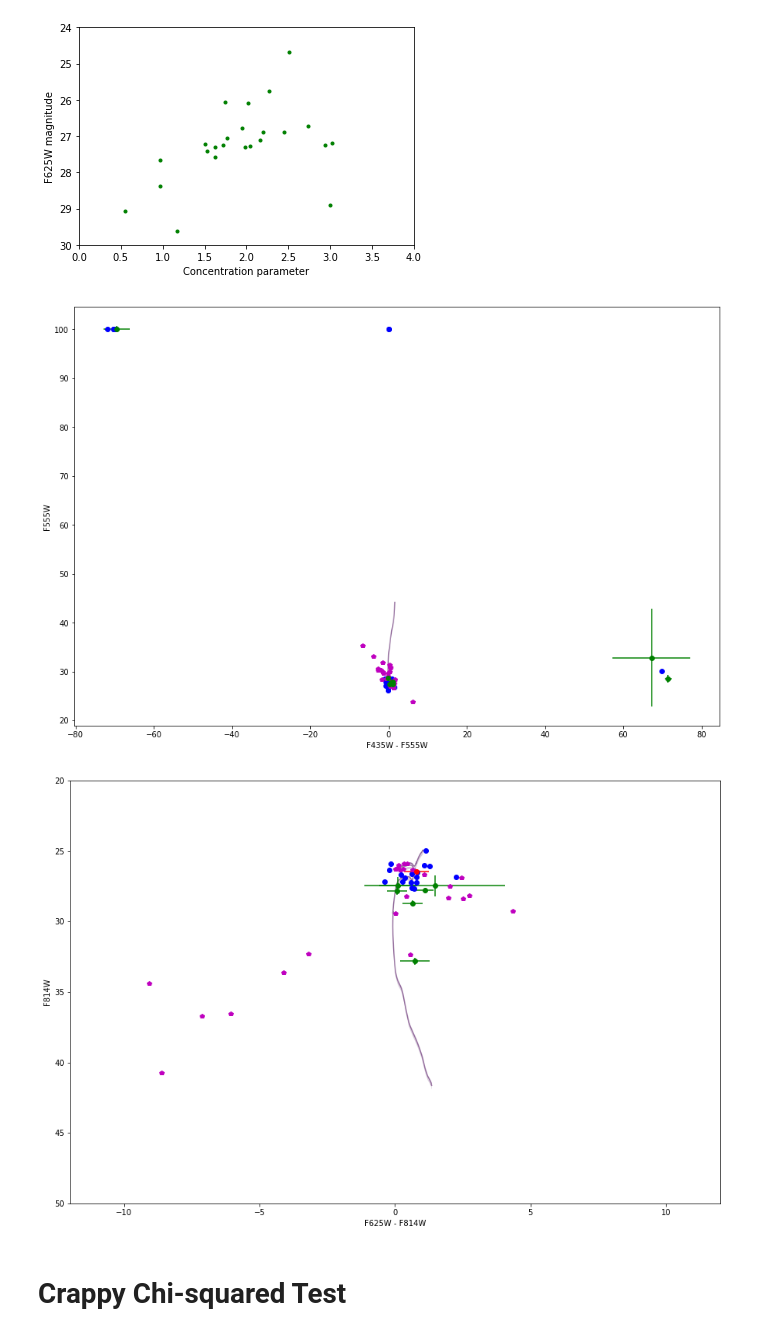
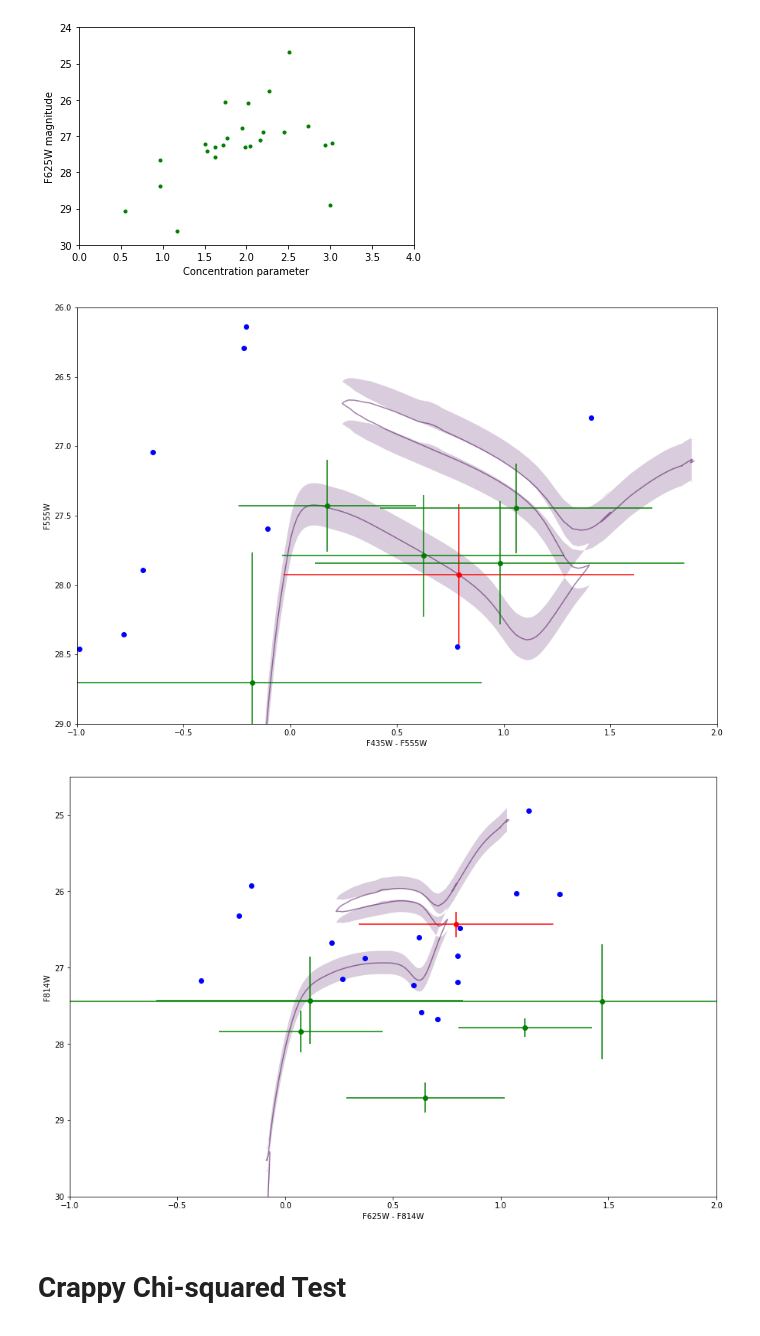
Before and after one commit to TTakaro/Type-Iax-HST, a Jupyter notebook: machine_learning/2008ha_MachineLearning.ipynb, the cells around one changed output. Drawn from its saved outputs; the diff is of its cells as text; code cells hidden in the pictures.

```diff
--- a/machine_learning/2008ha_MachineLearning.ipynb
+++ b/machine_learning/2008ha_MachineLearning.ipynb
@@ -462,37 +463,37 @@ for i, age in enumerate(ages):
     mag_lower = df[idx].ACS_WFC_F555W + dist_lower + F555W_ext + 2.792*red_lower
     mag_upper = df[idx].ACS_WFC_F555W + dist_upper + F555W_ext + 2.792*red_upper
     color = df[idx].ACS_WFC_F435W - df[idx].ACS_WFC_F555W  + F435W_ext - F555W_ext + (3.610 - 2.792) * Gal_ext
     age_cmd[age] = (color, mag, mag_lower, mag_upper)
 
 norm = mpl.colors.Normalize(vmin=ages.min(), vmax=ages.max())
 sm = mpl.cm.ScalarMappable(norm=norm, cmap='viridis')
 sm.set_array(ages)
 plt.subplots(figsize=(15, 10))
 for age, (color, mag, mag_lower, mag_upper) in age_cmd.items():
     plt.plot(color, mag, alpha=0.5, color=sm.to_rgba(age), zorder=0)
     plt.fill_between(color, mag_lower, mag_upper, facecolor=sm.to_rgba(age), alpha=0.2, edgecolor='none')
 
 # Plots stars
 line1 = plt.errorbar(new_info3[:,15] - new_info3[:,28], new_info3[:,28], fmt='ro',
                      xerr=np.sqrt(new_info3[:,17]**2 + new_info3[:,30]**2), yerr=new_info3[:,30])
 line2 = plt.errorbar(new_info2[:,15] - new_info2[:,28], new_info2[:,28], fmt='go',
                      xerr=np.sqrt(new_info2[:,17]**2 + new_info2[:,30]**2), yerr=new_info2[:,30])
 #line2 = plt.plot(new_info2[:,15] - new_info2[:,28], new_info2[:,28], 'go')
 #line3 = plt.errorbar(new_info[:,15] - new_info[:,28], new_info[:,28], fmt='bo',
 #                     xerr=np.sqrt(new_info[:,17]**2 + new_info[:,30]**2), yerr=new_info[:,30])
 line3 = plt.plot(new_info[:,15] - new_info[:,28], new_info[:,28], 'bo')
-line4 = plt.plot(False_stars[:,2] - False_stars[:,3], False_stars[:,3], 'mp')
+#line4 = plt.plot(False_stars[:,2] - False_stars[:,3], False_stars[:,3], 'mp')
 
 plt.xlabel("F435W - F555W")
 plt.ylabel("F555W")
-#plt.ylim(29,26)
-#plt.xlim(-1, 2)
+plt.ylim(29,26)
+plt.xlim(-1, 2)
 #cb = plt.colorbar(sm)
 cb.set_label('$\log_{10}$ Age [yr]')
 plt.draw()
 plt.show()
 # %% [output]
-[figure, old version]
+[figure, new version]
 # %%
 # fix metallicity, vary age
 df = isochrones[-0.50]
@@ -531,19 +532,17 @@ line2 = plt.errorbar(new_info2[:,41] - new_info2[:,54], new_info2[:,28], fmt='go
 #line3 = plt.errorbar(new_info[:,41] - new_info[:,54], new_info[:,28], fmt='bo',
 #                     xerr=np.sqrt(new_info[:,43]**2 + new_info[:,56]**2), yerr=new_info[:,56])
 line3 = plt.plot(new_info[:,41] - new_info[:,54], new_info[:,54], 'bo')
-line4 = plt.plot(False_stars[:,4] - False_stars[:,5], False_stars[:,5], 'mp')
+#line4 = plt.plot(False_stars[:,4] - False_stars[:,5], False_stars[:,5], 'mp')
 
 
 plt.xlabel("F625W - F814W")
 plt.ylabel("F814W")
-plt.ylim(50,20)
-plt.xlim(-12,12)
-#plt.ylim(30,24.5)
-#plt.xlim(-1, 2)
+plt.ylim(30,24.5)
+plt.xlim(-1, 2)
 #cb = plt.colorbar(sm)
 cb.set_label('$\log_{10}$ Age [yr]')
 # %% [output]
-[figure, old version]
+[figure, new version]
 # %% [markdown]
 # Crappy Chi-squared Test
 # %% [markdown]
```
Also changed, not shown: parts of 8 cells of this notebook, 2 other files.
